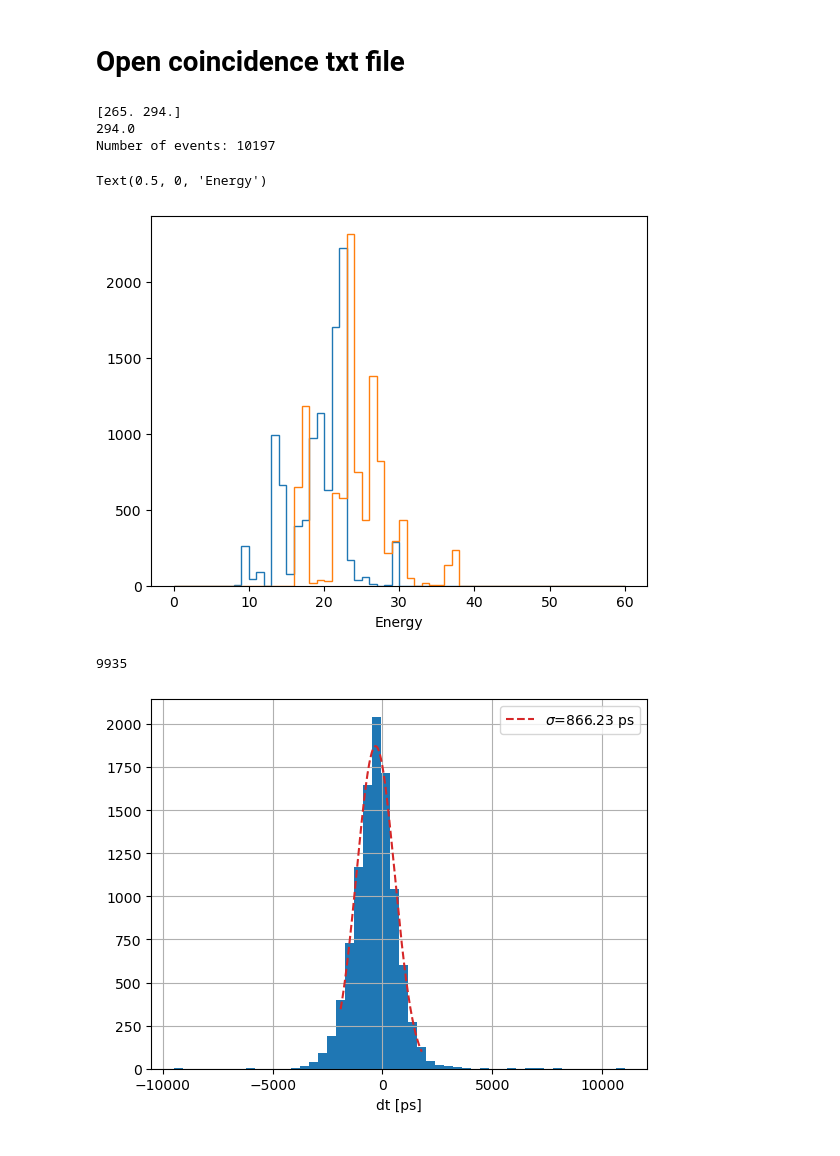
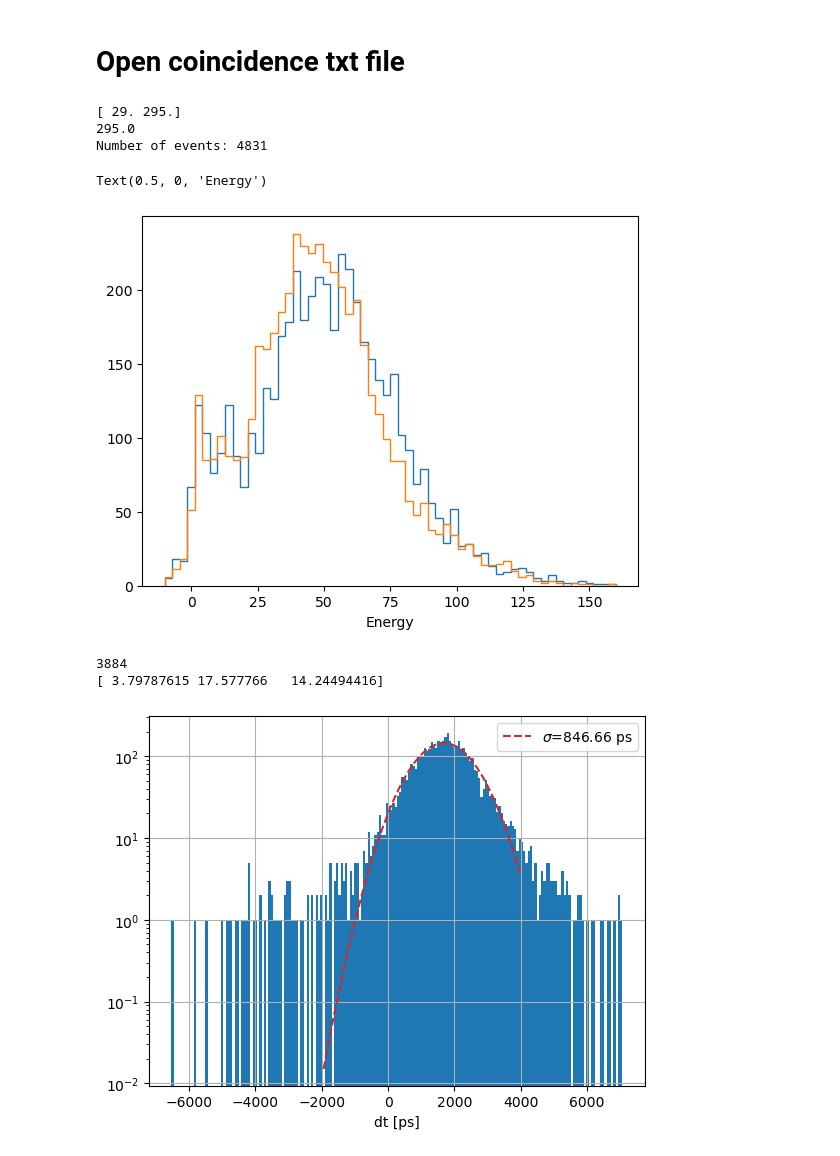
Before and after one commit to EdmondRen/TOFPET2_helper, a Jupyter notebook: analysis_two_bar_coinc/initial_test.ipynb, the cells around one changed output. Cells and saved outputs as stored; diff of their text form; code cells hidden in the pictures.

```diff
--- a/analysis_two_bar_coinc/initial_test.ipynb
+++ b/analysis_two_bar_coinc/initial_test.ipynb
@@ -26,7 +27,7 @@ def read_coinc_txt(filename):
     return data
 
 # filename = f"{working_dir}/data_coinc_14_coinc.dat"
-filename = f"{working_dir}/data/data_coinc_test_2_coinc.dat"
+filename = f"{working_dir}/data/test_coinc_1_coinc.dat"
 
 data = read_coinc_txt(filename)
 
@@ -45,34 +46,35 @@ dt = t1-t2
 print(id1[0])
 print("Number of events:", len(e1))
 # %% [output]
-[265. 294.]
-294.0
-Number of events: 10197
+[ 29. 295.]
+295.0
+Number of events: 4831
 # %%
-bins=np.linspace(0,60,61)
+bins=np.linspace(-10,160,61)
 hist(e1,bins=bins,histtype="step");
 hist(e2,bins=bins,histtype="step");
 xlabel("Energy")
 # yscale("log")
 # %% [output]
 Text(0.5, 0, 'Energy')
-[figure, old version]
+[figure, new version]
 # %%
-mask = (e1>10) & (e2>10)
-print(sum(mask))
+mask = (e1>20) & (e2>10); print(sum(mask))
+
+
 # h=hist(dt[mask]/sqrt(2),bins=100, range=(-6000,6000),histtype="step");
-
-h=hist(dt/sqrt(2),bins=50);
-popt, pcov, info, f = hp.fit_hist("gauss", h, fit_range=[-2000,2000],label="$\sigma$={popt[2]:.2f} ps", color="C3", linestyle="--");
+h=hist(dt/sqrt(2),bins=200);
+popt, pcov, info, f = hp.fit_hist("gauss", h, fit_range=[-2000,4000],label="$\sigma$={popt[2]:.2f} ps", color="C3", linestyle="--");
 legend()
 xlabel("dt [ps]")
 grid()
+print(np.sqrt(np.diag(pcov)))
 
-
-# yscale('log')
+yscale('log')
 # ylim(1,)
 # %% [output]
-9935
+3884
+[ 3.79787615 17.577766   14.24494416]
-[figure, old version]
+[figure, new version]
 # %%
 # scatter(e1, dt, s=1)
```
Also changed, not shown: parts of 2 cells of this notebook, 7 other files.
